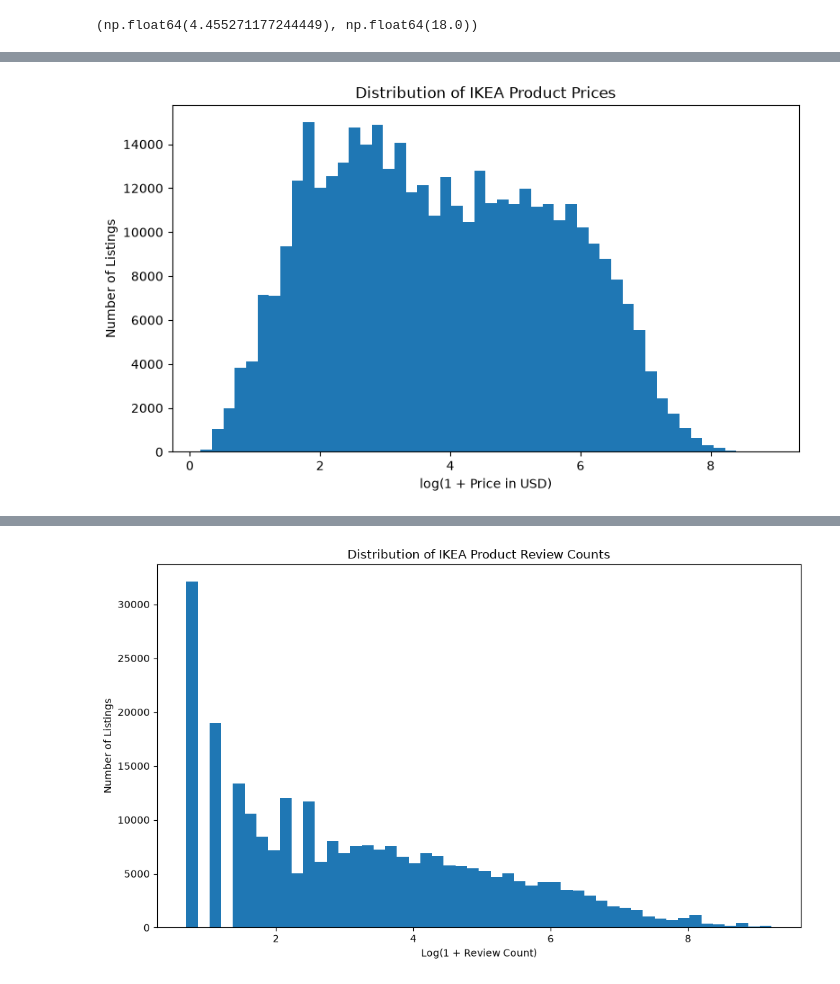
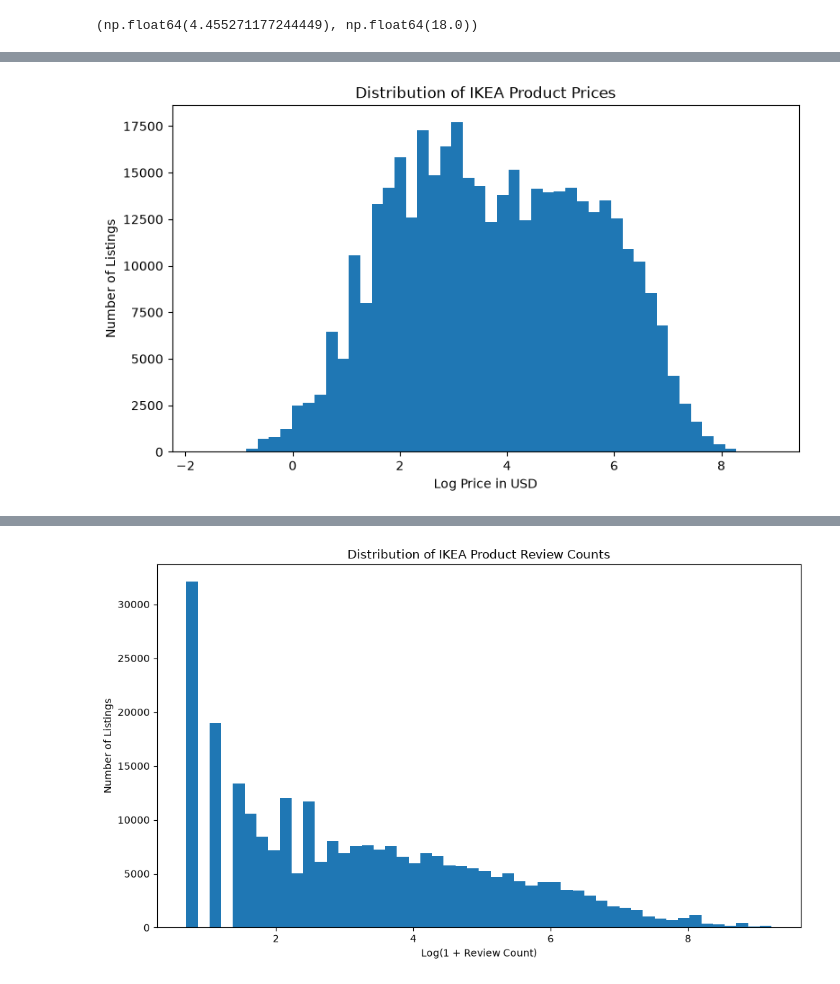
Before and after one commit to andrew-zhou23/ikea-global-pricing-analysis, a Jupyter notebook: notebooks/ikea_global_pricing_analysis.ipynb, the cells around one changed output, grey strips where cells are left out. Drawn from its saved outputs; the diff is of its cells as text; code cells hidden in the pictures.

```diff
--- a/notebooks/ikea_global_pricing_analysis.ipynb
+++ b/notebooks/ikea_global_pricing_analysis.ipynb
@@ -356,6 +389,13 @@ Name: country, dtype: int64
 # %%
 ikea = ikea_raw.copy()
 # %%
-object_cols = ikea.select_dtypes(include="object").columns
-for col in object_cols:
-    ikea[col] = ikea[col].astype("string").str.strip()
+text_cols = ikea.select_dtypes(
+    include=["object", "string"]
+).columns
+
+for col in text_cols:
+    ikea[col] = (
+        ikea[col]
+        .astype("string")
+        .str.strip()
+    )
@@ -365,6 +402,6 @@ See https://pandas.pydata.org/docs/user_guide/migration-3-strings.html#string-mi
 # %%
 missing_tokens = ["none","NONE","None","", " "]
-ikea[object_cols] = (ikea[object_cols].replace(missing_tokens, np.nan))
+ikea[text_cols] = (ikea[text_cols].replace(missing_tokens, np.nan))
 # %%
 ikea["product_rating"] = pd.to_numeric(ikea["product_rating"],errors="coerce")
 ikea["product_rating_count"] = pd.to_numeric(ikea["product_rating_count"], errors="coerce")
@@ -442,6 +470,25 @@ ikea["currency"].dropna().sort_values().unique()
  'NZD', 'OMR', 'PHP', 'PLN', 'QAR', 'RON', 'RSD', 'SAR', 'SEK', 'SGD', 'THB',
  'USD']
 Length: 34, dtype: string
+# %%
+rows = []
+
+with pdfplumber.open(
+    EXCHANGE_RATE_PDF_PATH
+) as pdf:
+
+    # Skip the cover page
+    for page in pdf.pages[1:]:
+
+        table = page.extract_table()
+
+        for row in table:
+
+            if (
+                len(row) == 3
+                and row[2] == "3/31/2026"
+            ):
+                rows.append(row)
 # %%
 exchange_rates = pd.DataFrame(
     rows,
@@ -580,11 +657,6 @@ set()
 ikea["price"].dtype
 # %% [output]
 dtype('float64')
-# %%
-ikea["price"] = pd.to_numeric(
-    ikea["price"],
-    errors="coerce"
-)
 # %%
 ikea = ikea.merge(
     ikea_exchange_rates[
@@ -1039,19 +1196,19 @@ plt.show()
 # %%
 plt.figure(figsize=(9, 5))
 
 plt.hist(
-    np.log1p(price_df["price_usd"]),
+    np.log(price_df["price_usd"]),
     bins=50
 )
 
-plt.xlabel("log(1 + Price in USD)")
+plt.xlabel("Log Price in USD")
 plt.ylabel("Number of Listings")
 
 plt.title(
     "Distribution of IKEA Product Prices"
 )
 
 plt.show()
 # %% [output]
-[figure, old version]
+[figure, new version]
 # %%
```
Also changed, not shown: parts of 52 cells of this notebook, 4 other files.
